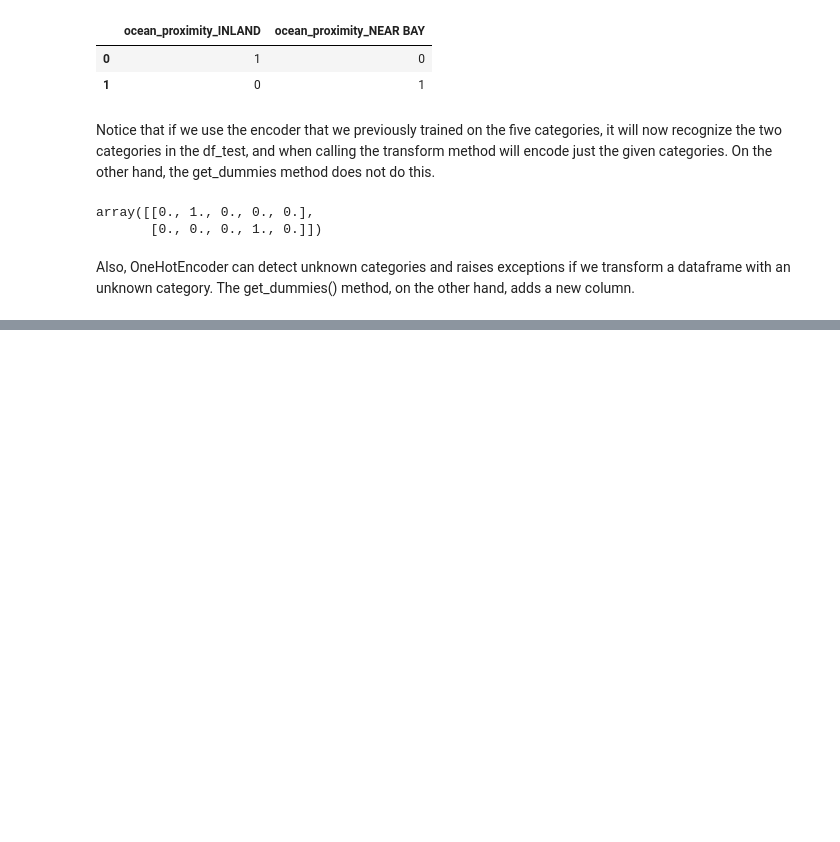
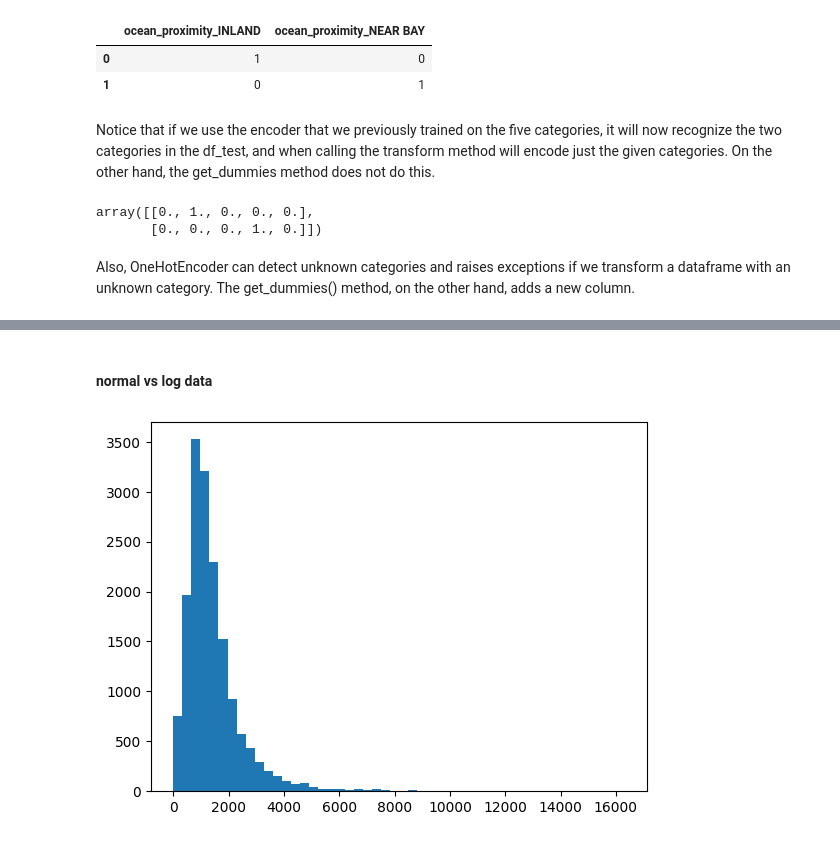
Before and after one commit to FelixPotato2/Learning, a Jupyter notebook: Predict_district_prices.ipynb, the cells around one changed output, grey strips where cells are left out. Drawn from its saved outputs; the diff is of its cells as text; code cells hidden in the pictures; blank space fills up the shorter version.

```diff
--- a/Predict_district_prices.ipynb
+++ b/Predict_district_prices.ipynb
@@ -503,0 +537,7 @@ Also, OneHotEncoder can detect unknown categories and raises exceptions if we tr
+# %% [markdown]
+#### normal vs log data
+# %%
+plt.hist(housing['population'], bins = 50)
+plt.show()
+# %% [output]
+[figure, added]
```
Also changed, not shown: parts of 20 cells of this notebook.
